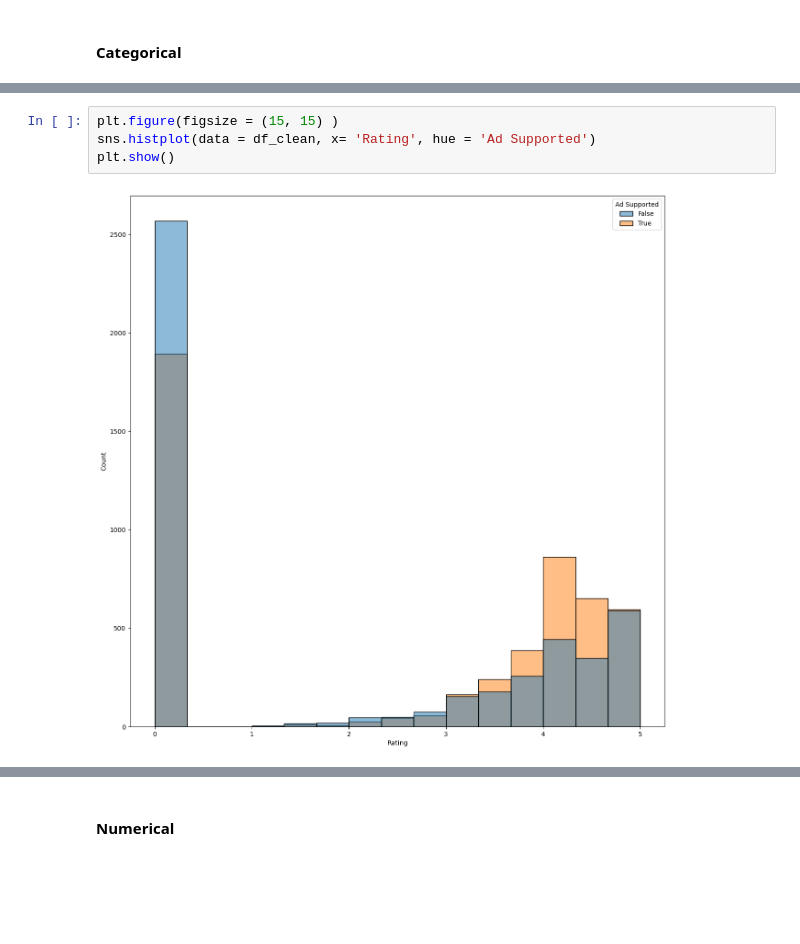
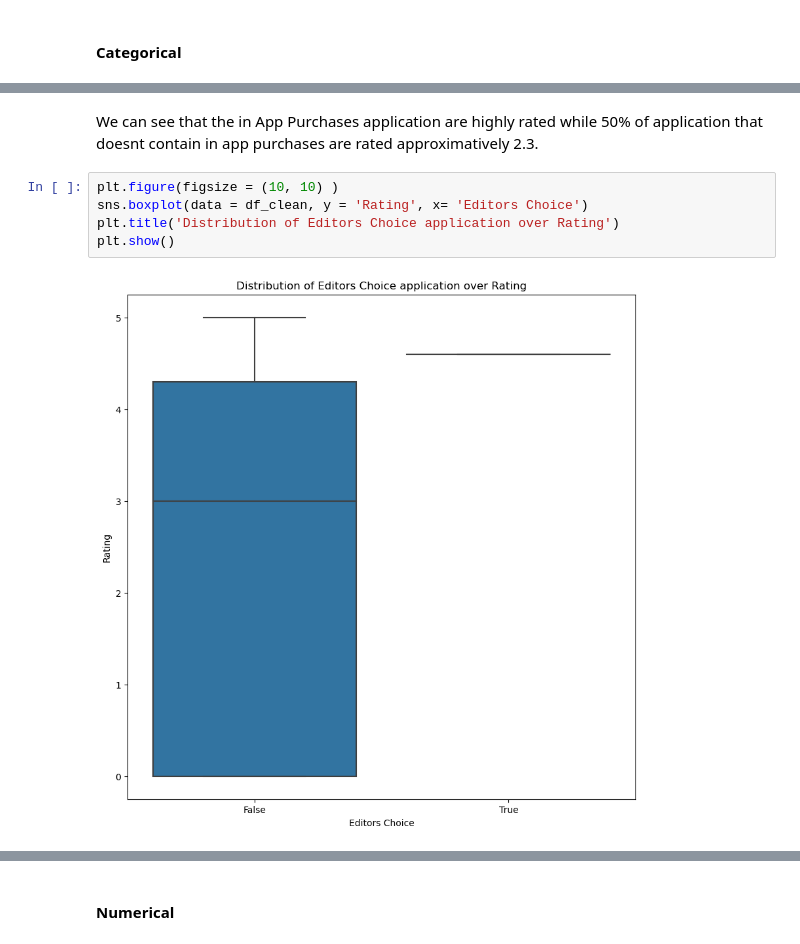
Before and after one commit to LouLan99/User-Rating-Prediction-Model, a Jupyter notebook: notebooks/02-eda copy.ipynb, the cells around one changed output, grey strips where cells are left out. Saved outputs shown, nothing was run; the diff lists cells and outputs as text; blank space fills up the shorter version.

Commit message:
Added an Introduction , Comments graphs and added the conclusion section but i need to write it

```diff
--- a/notebooks/02-eda copy.ipynb
+++ b/notebooks/02-eda copy.ipynb
@@ -200,6 +204,9 @@ plt.show()
+# %% [markdown]
+We can see that the in App Purchases application are highly rated while 50% of application that doesnt contain in app purchases are rated approximatively 2.3.
 # %%
-plt.figure(figsize = (15, 15) )
-sns.histplot(data = df_clean, x= 'Rating', hue = 'Ad Supported')
+plt.figure(figsize = (10, 10) )
+sns.boxplot(data = df_clean, y = 'Rating', x= 'Editors Choice')
+plt.title('Distribution of Editors Choice application over Rating')
 plt.show()
 # %% [output]
-[figure, old version]
+[figure, new version]
```
Also changed, not shown: parts of 18 cells of this notebook.
